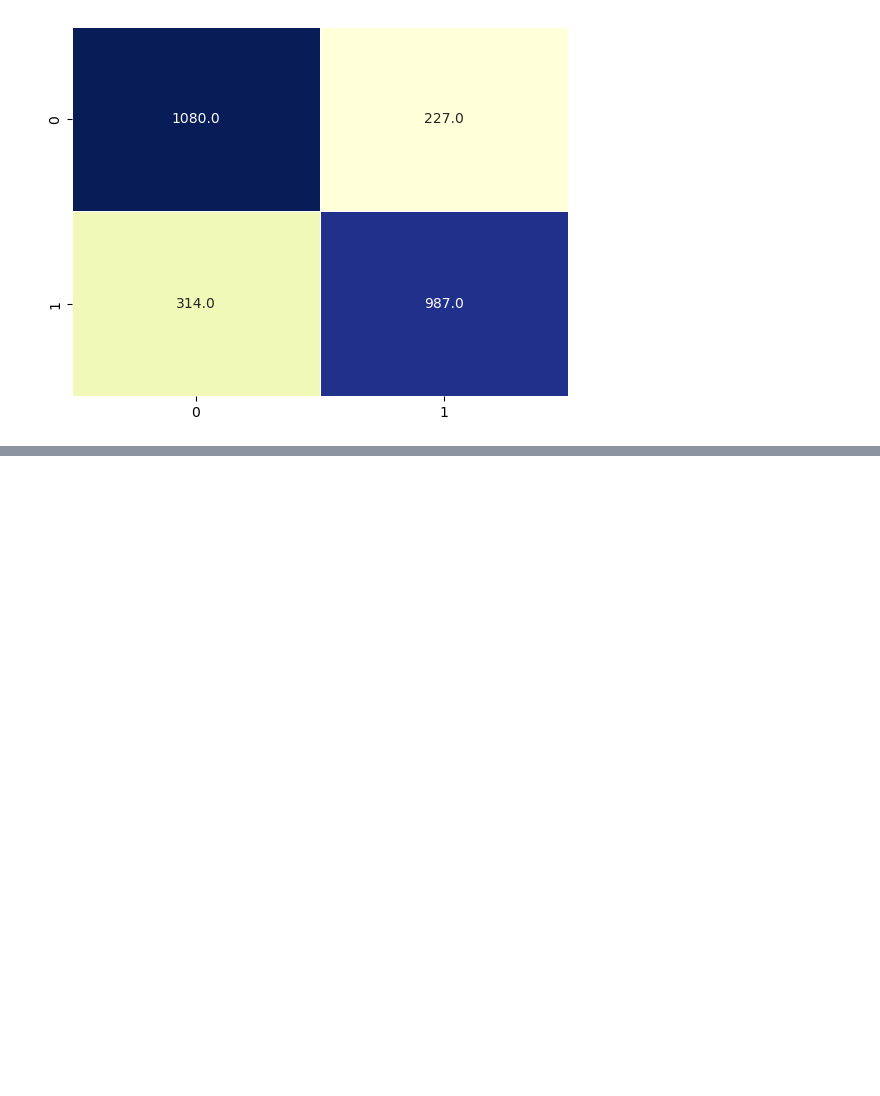
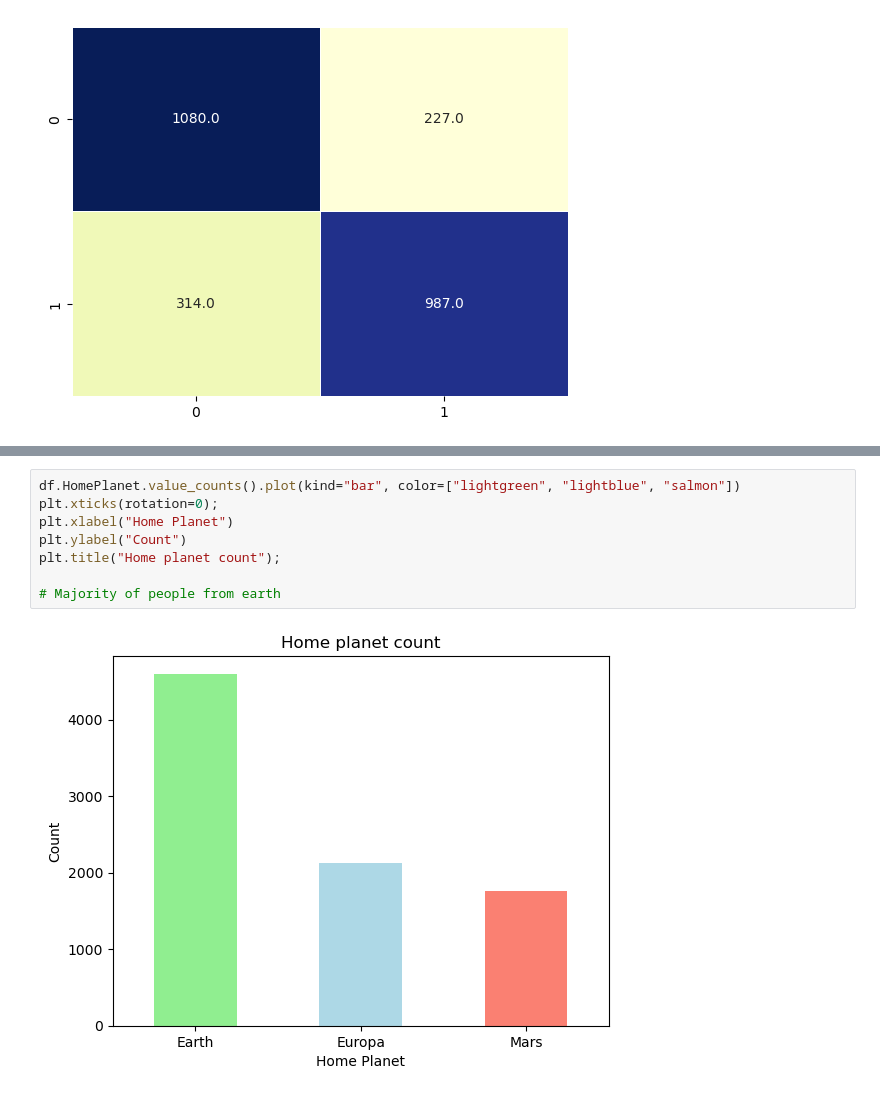
Before and after one commit to msnkr/kaggle_comps, a Jupyter notebook: Spaceship Titanic/Untitled.ipynb, the cells around one changed output, grey strips where cells are left out. Drawn from its saved outputs; the diff is of its cells as text; blank space fills up the shorter version.

```diff
--- a/Spaceship Titanic/Untitled.ipynb
+++ b/Spaceship Titanic/Untitled.ipynb
@@ -140,0 +150,10 @@ RocCurveDisplay.from_estimator(clf, X, y);
+# %%
+df.HomePlanet.value_counts().plot(kind="bar", color=["lightgreen", "lightblue", "salmon"])
+plt.xticks(rotation=0);
+plt.xlabel("Home Planet")
+plt.ylabel("Count")
+plt.title("Home planet count");
+
+# Majority of people from earth
+# %% [output]
+[figure, added]
```
Also changed, not shown: parts of 7 cells of this notebook.
